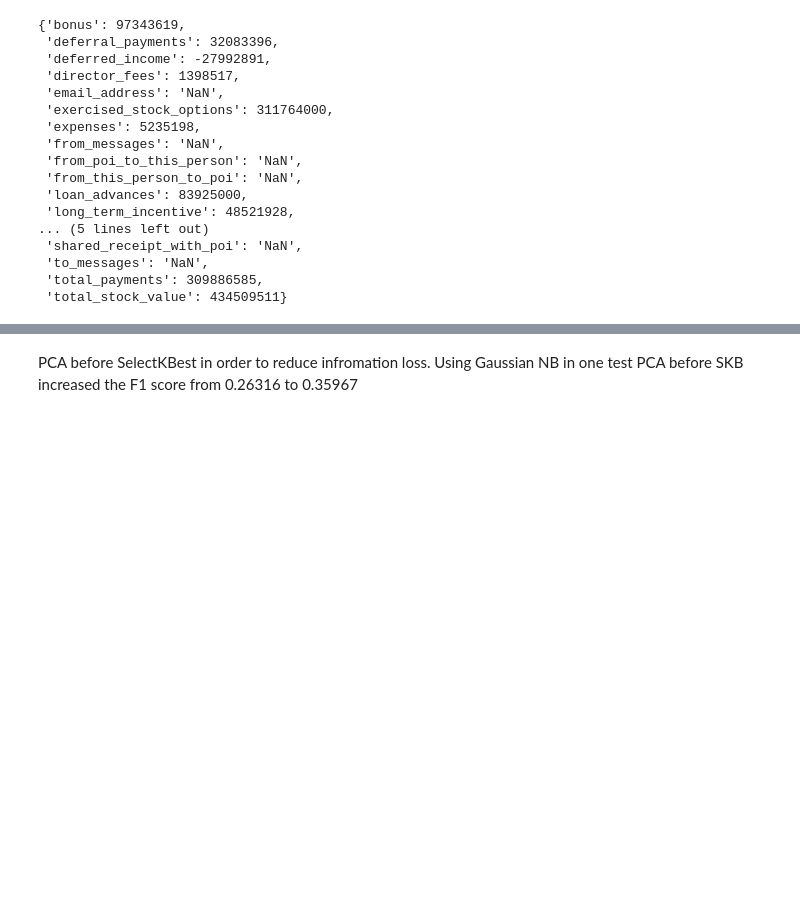
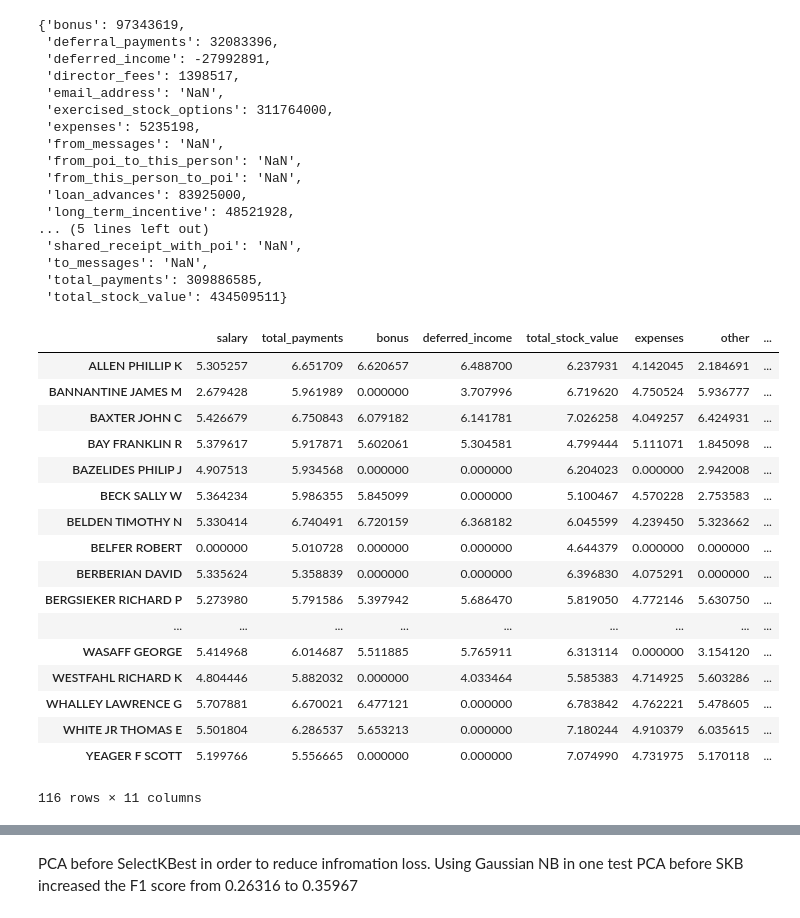
Before and after one commit to LayneNewhouse/Machine-Learning, a Jupyter notebook: Final_Project_2.ipynb, the cells around one changed output, grey strips where cells are left out. Saved outputs shown, nothing was run; the diff lists cells and outputs as text; code cells hidden in the pictures; blank space fills up the shorter version.

```diff
--- a/Final_Project_2.ipynb
+++ b/Final_Project_2.ipynb
@@ -153,3 +155,28 @@ feature_list = []
 feature_list = features_df.columns.tolist()
 #move poi to front of list for tester.py
 feature_list.insert(0, feature_list.pop(feature_list.index('poi')))
+# %%
+def add_one(array):
+    new_array = [x+1 for x in array]
+    return new_array
+# %%
+financial_df.apply(abs).apply(add_one).apply(np.log10)
+# %% [output]
+|  | salary | total_payments | bonus | deferred_income | total_stock_value | expenses | other | ... |
+| ALLEN PHILLIP K | 5.305257 | 6.651709 | 6.620657 | 6.488700 | 6.237931 | 4.142045 | 2.184691 | ... |
+| BANNANTINE JAMES M | 2.679428 | 5.961989 | 0.000000 | 3.707996 | 6.719620 | 4.750524 | 5.936777 | ... |
+| BAXTER JOHN C | 5.426679 | 6.750843 | 6.079182 | 6.141781 | 7.026258 | 4.049257 | 6.424931 | ... |
+| BAY FRANKLIN R | 5.379617 | 5.917871 | 5.602061 | 5.304581 | 4.799444 | 5.111071 | 1.845098 | ... |
+| BAZELIDES PHILIP J | 4.907513 | 5.934568 | 0.000000 | 0.000000 | 6.204023 | 0.000000 | 2.942008 | ... |
+| BECK SALLY W | 5.364234 | 5.986355 | 5.845099 | 0.000000 | 5.100467 | 4.570228 | 2.753583 | ... |
+| BELDEN TIMOTHY N | 5.330414 | 6.740491 | 6.720159 | 6.368182 | 6.045599 | 4.239450 | 5.323662 | ... |
+| BELFER ROBERT | 0.000000 | 5.010728 | 0.000000 | 0.000000 | 4.644379 | 0.000000 | 0.000000 | ... |
+| BERBERIAN DAVID | 5.335624 | 5.358839 | 0.000000 | 0.000000 | 6.396830 | 4.075291 | 0.000000 | ... |
+| BERGSIEKER RICHARD P | 5.273980 | 5.791586 | 5.397942 | 5.686470 | 5.819050 | 4.772146 | 5.630750 | ... |
+| ... | ... | ... | ... | ... | ... | ... | ... | ... |
+| WASAFF GEORGE | 5.414968 | 6.014687 | 5.511885 | 5.765911 | 6.313114 | 0.000000 | 3.154120 | ... |
+| WESTFAHL RICHARD K | 4.804446 | 5.882032 | 0.000000 | 4.033464 | 5.585383 | 4.714925 | 5.603286 | ... |
+| WHALLEY LAWRENCE G | 5.707881 | 6.670021 | 6.477121 | 0.000000 | 6.783842 | 4.762221 | 5.478605 | ... |
+| WHITE JR THOMAS E | 5.501804 | 6.286537 | 5.653213 | 0.000000 | 7.180244 | 4.910379 | 6.035615 | ... |
+| YEAGER F SCOTT | 5.199766 | 5.556665 | 0.000000 | 0.000000 | 7.074990 | 4.731975 | 5.170118 | ... |
+116 rows × 11 columns
```
Also changed, not shown: parts of 8 cells of this notebook.
